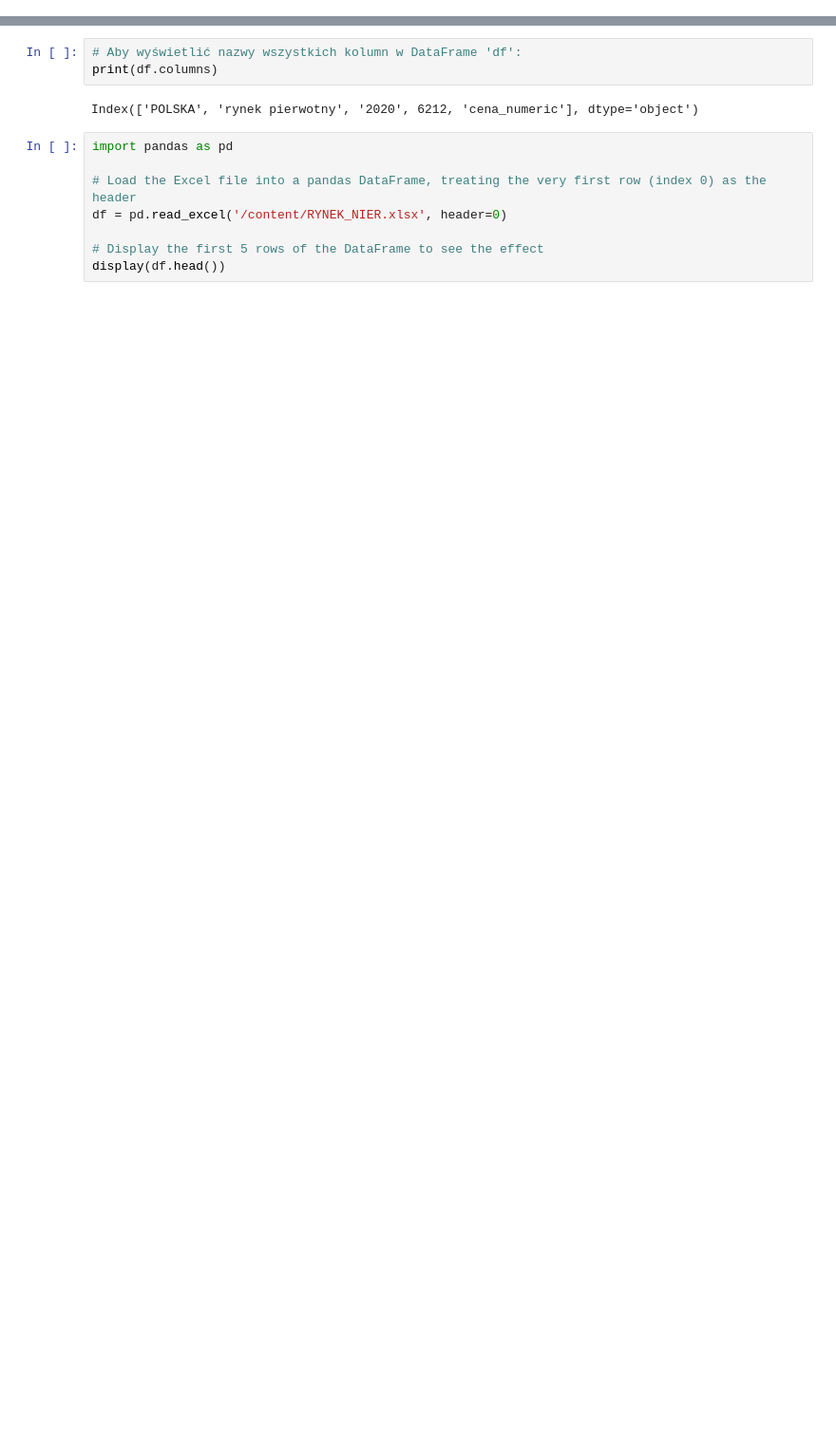
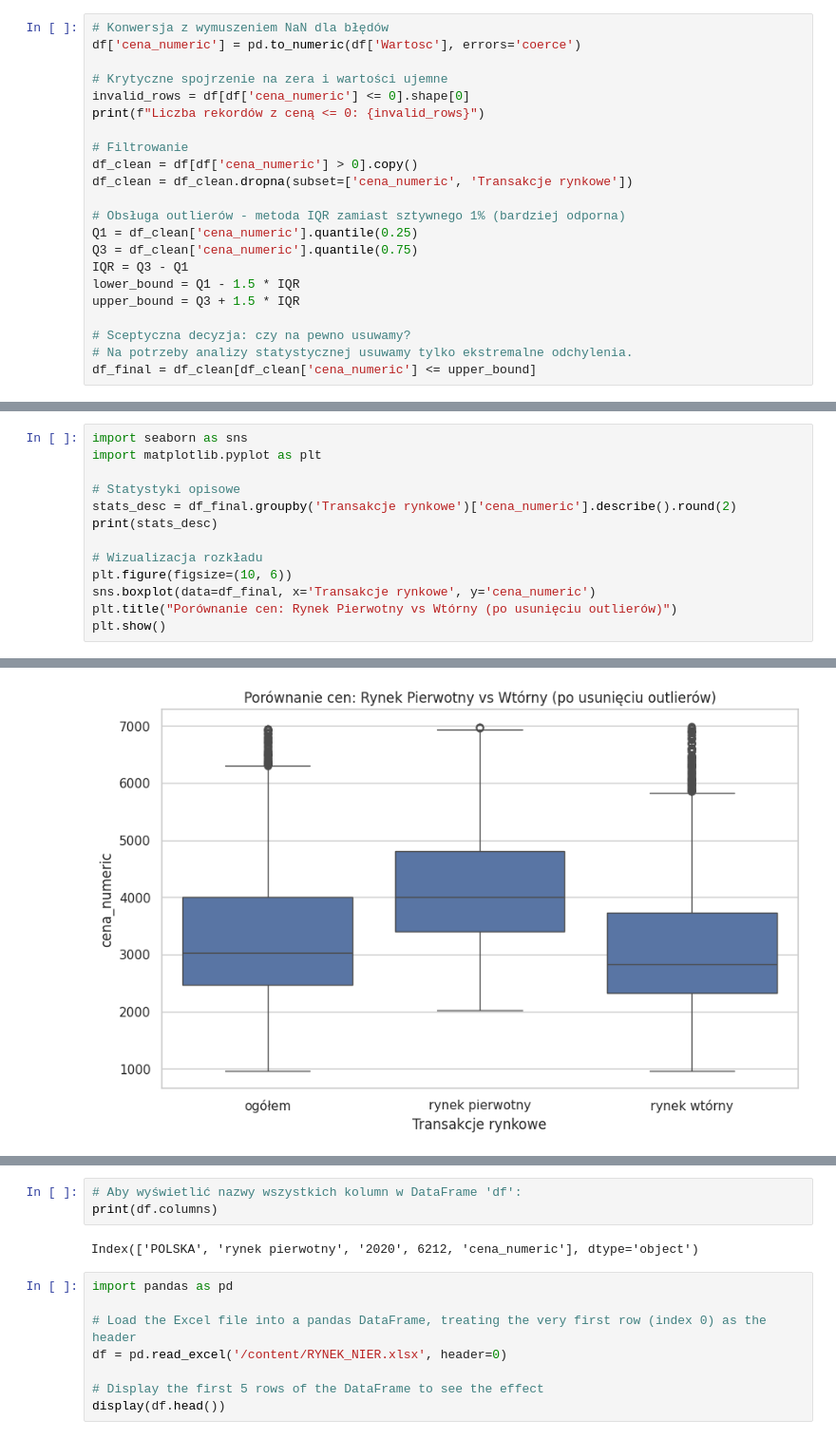
Before and after one commit to MatiMajewski/Beginners, a Jupyter notebook: Podejście2.ipynb, the cells around one changed output, grey strips where cells are left out. Shown at 95% size. Cells and saved outputs as stored; diff of their text form; blank space fills up the shorter version.

```diff
--- a/Podejście2.ipynb
+++ b/Podejście2.ipynb
@@ -32,0 +59,22 @@ Option in 'rynek pierwotny' with the most zeros in 'cena' (column 6212): rynek p
+# %%
+# Konwersja z wymuszeniem NaN dla błędów
+df['cena_numeric'] = pd.to_numeric(df['Wartosc'], errors='coerce')
+
+# Krytyczne spojrzenie na zera i wartości ujemne
+invalid_rows = df[df['cena_numeric'] <= 0].shape[0]
+print(f"Liczba rekordów z ceną <= 0: {invalid_rows}")
+
+# Filtrowanie
+df_clean = df[df['cena_numeric'] > 0].copy()
+df_clean = df_clean.dropna(subset=['cena_numeric', 'Transakcje rynkowe'])
+
+# Obsługa outlierów - metoda IQR zamiast sztywnego 1% (bardziej odporna)
+Q1 = df_clean['cena_numeric'].quantile(0.25)
+Q3 = df_clean['cena_numeric'].quantile(0.75)
+IQR = Q3 - Q1
+lower_bound = Q1 - 1.5 * IQR
+upper_bound = Q3 + 1.5 * IQR
+
+# Sceptyczna decyzja: czy na pewno usuwamy?
+# Na potrzeby analizy statystycznej usuwamy tylko ekstremalne odchylenia.
+df_final = df_clean[df_clean['cena_numeric'] <= upper_bound]
@@ -32,0 +85,14 @@ Option in 'rynek pierwotny' with the most zeros in 'cena' (column 6212): rynek p
+# %%
+import seaborn as sns
+import matplotlib.pyplot as plt
+
+# Statystyki opisowe
+stats_desc = df_final.groupby('Transakcje rynkowe')['cena_numeric'].describe().round(2)
+print(stats_desc)
+
+# Wizualizacja rozkładu
+plt.figure(figsize=(10, 6))
+sns.boxplot(data=df_final, x='Transakcje rynkowe', y='cena_numeric')
+plt.title("Porównanie cen: Rynek Pierwotny vs Wtórny (po usunięciu outlierów)")
+plt.show()
+# %% [output]
@@ -32,0 +110 @@ Option in 'rynek pierwotny' with the most zeros in 'cena' (column 6212): rynek p
+[figure, added]
```
Also changed, not shown: parts of 16 cells of this notebook.
